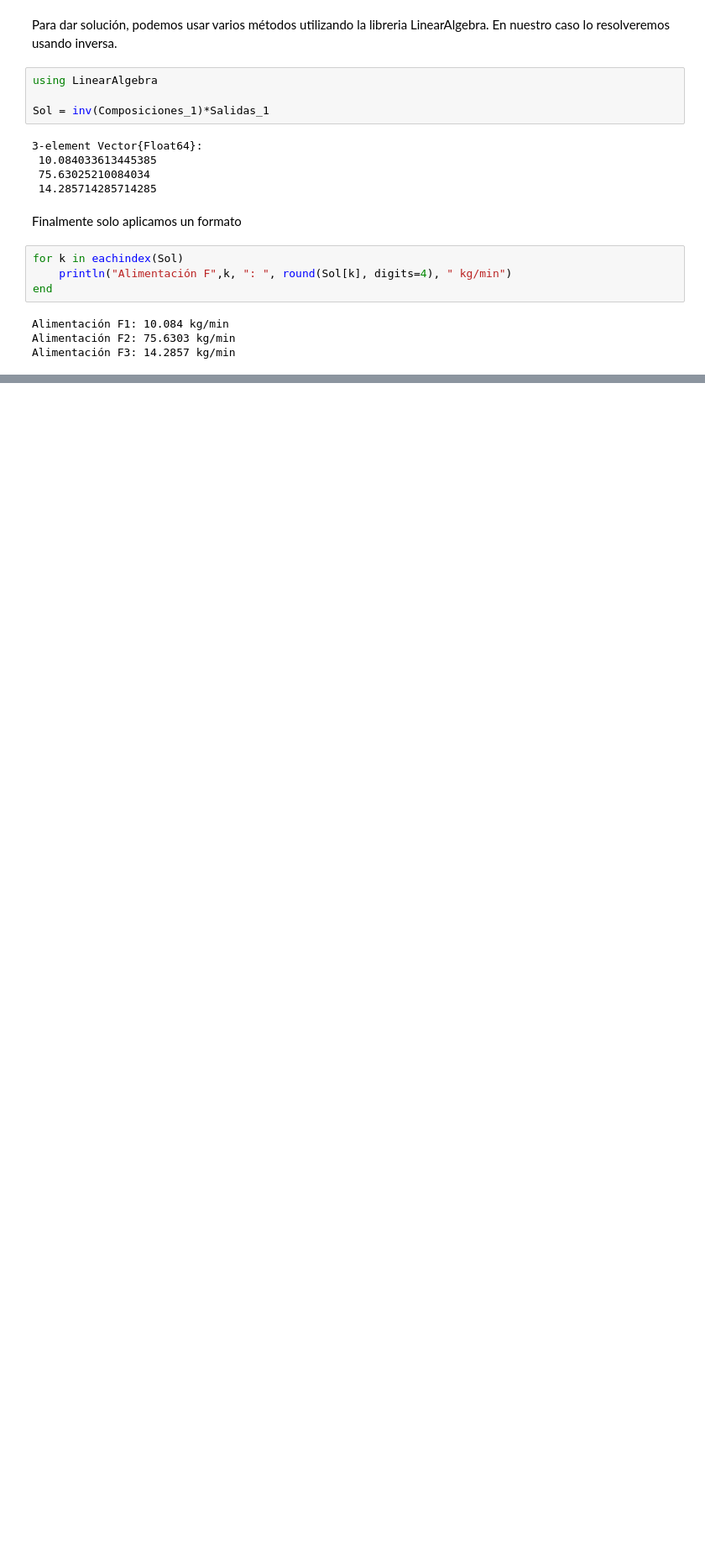
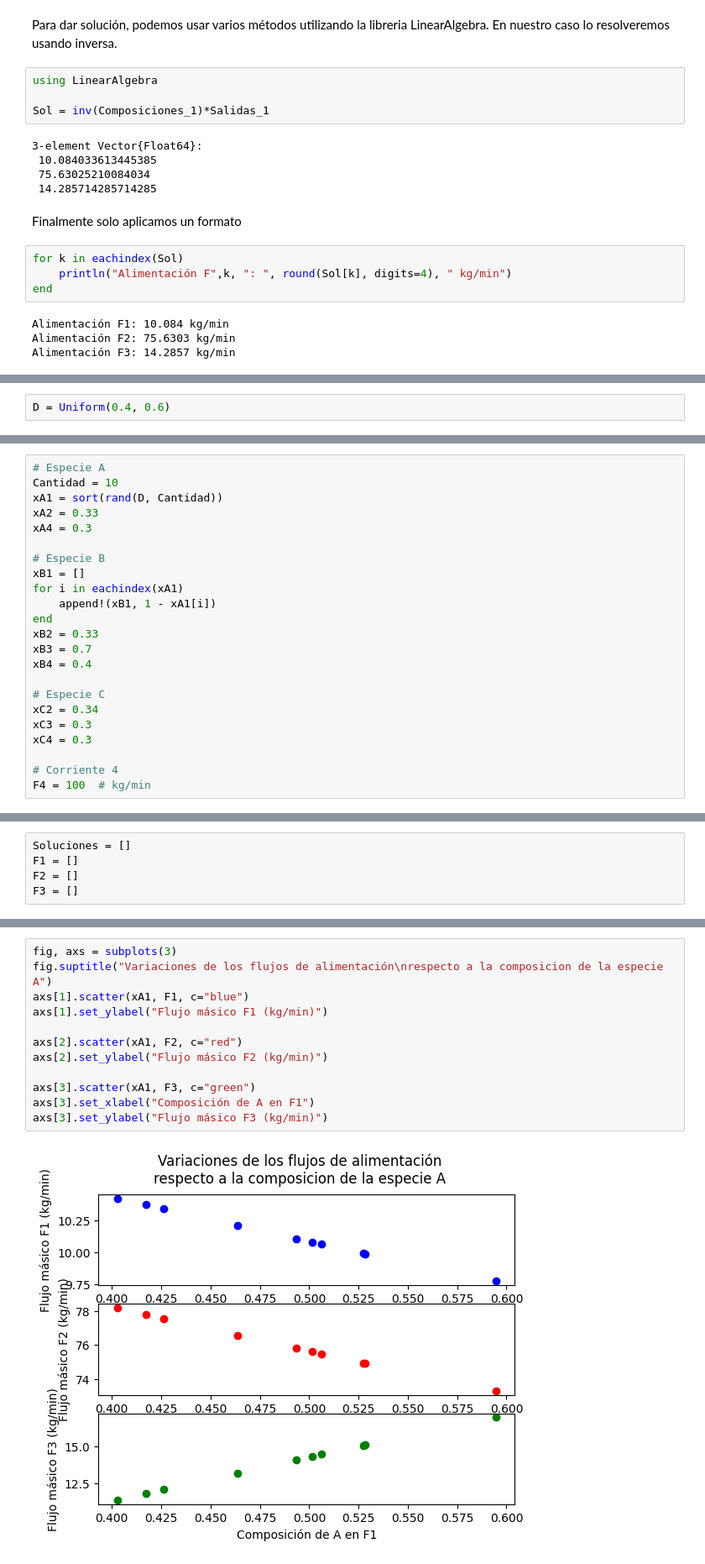
Before and after one commit to JuanMtzQ/B.-Simulaci-n-de-procesos, a Jupyter notebook: Parcial IV/Proyecto.ipynb, the cells around one changed output, grey strips where cells are left out. Shown: that part at 84% size. Saved outputs shown, nothing was run; the diff lists cells and outputs as text; blank space fills up the shorter version.

```diff
--- a/Parcial IV/Proyecto.ipynb
+++ b/Parcial IV/Proyecto.ipynb
@@ -63,0 +74,2 @@ Alimentación F3: 14.2857 kg/min
+# %%
+D = Uniform(0.4, 0.6)
@@ -63,0 +80,23 @@ Alimentación F3: 14.2857 kg/min
+# %%
+# Especie A
+Cantidad = 10
+xA1 = sort(rand(D, Cantidad))
+xA2 = 0.33
+xA4 = 0.3
+
+# Especie B
+xB1 = []
+for i in eachindex(xA1)
+    append!(xB1, 1 - xA1[i])
+end
+xB2 = 0.33
+xB3 = 0.7
+xB4 = 0.4
+
+# Especie C
+xC2 = 0.34
+xC3 = 0.3
+xC4 = 0.3
+
+# Corriente 4
+F4 = 100  # kg/min
@@ -63,0 +107,5 @@ Alimentación F3: 14.2857 kg/min
+# %%
+Soluciones = []
+F1 = []
+F2 = []
+F3 = []
@@ -63,0 +201,14 @@ Alimentación F3: 14.2857 kg/min
+# %%
+fig, axs = subplots(3)
+fig.suptitle("Variaciones de los flujos de alimentación\nrespecto a la composicion de la especie A")
+axs[1].scatter(xA1, F1, c="blue")
+axs[1].set_ylabel("Flujo másico F1 (kg/min)")
+
+axs[2].scatter(xA1, F2, c="red")
+axs[2].set_ylabel("Flujo másico F2 (kg/min)")
+
+axs[3].scatter(xA1, F3, c="green")
+axs[3].set_xlabel("Composición de A en F1")
+axs[3].set_ylabel("Flujo másico F3 (kg/min)")
+# %% [output]
+[figure, added]
```
Also changed, not shown: parts of 19 cells of this notebook.
